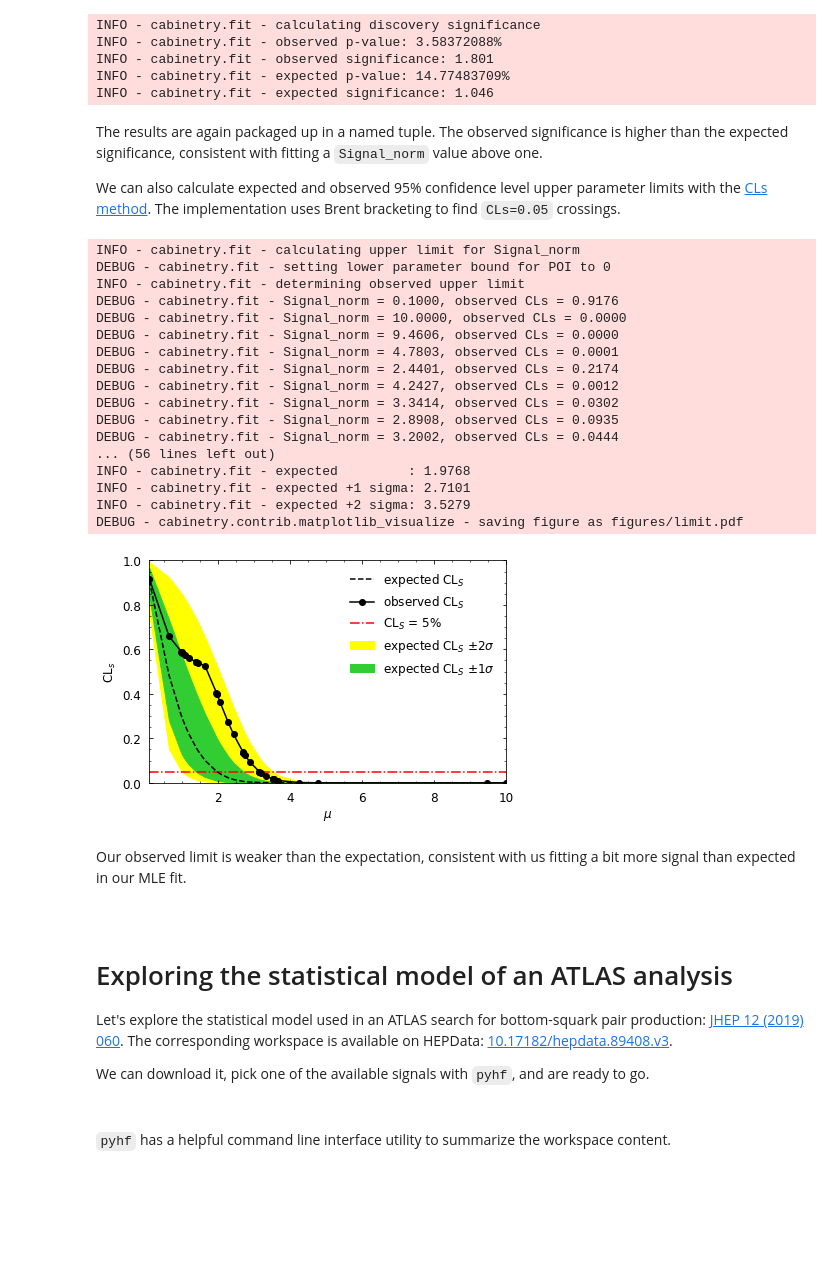
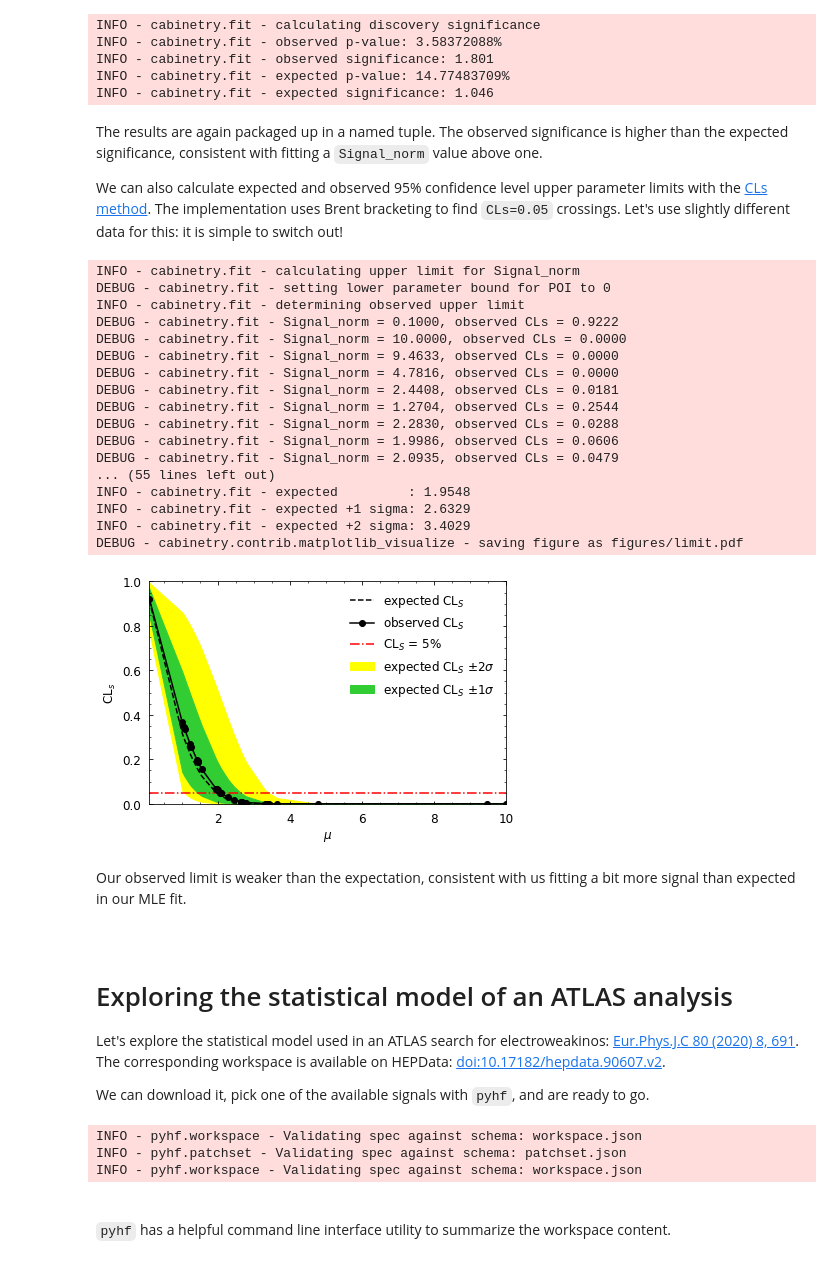
Before and after one commit to alexander-held/PyHEP-2021-cabinetry, a Jupyter notebook: talk.ipynb, the cells around one changed output. Drawn from its saved outputs; the diff is of its cells as text; code cells hidden in the pictures; blank space fills up the shorter version.

```diff
--- a/talk.ipynb
+++ b/talk.ipynb
@@ -188,7 +205,7 @@ config.update({
       },
       {
          "Name":"Modeling",
-         "Up": {"SamplePaths": "prediction.root", "Tree": "background_varied"},
+         "Up": {"Tree": "background_varied"},
          "Down": {"Symmetrize": True},
          "Samples": "Background",
          "Type": "NormPlusShape"
@@ -428,29 +447,30 @@ INFO - cabinetry.fit - expected significance: 1.046
 # %% [markdown]
 The results are again packaged up in a named tuple. The observed significance is higher than the expected significance, consistent with fitting a `Signal_norm` value above one.
 
-We can also calculate expected and observed 95% confidence level upper parameter limits with the [CLs method](https://doi.org/10.1088%2F0954-3899%2F28%2F10%2F313). The implementation uses Brent bracketing to find `CLs=0.05` crossings.
+We can also calculate expected and observed 95% confidence level upper parameter limits with the [CLs method](https://doi.org/10.1088%2F0954-3899%2F28%2F10%2F313). The implementation uses Brent bracketing to find `CLs=0.05` crossings. Let's use slightly different data for this: it is simple to switch out!
 # %%
-limit_results = cabinetry.fit.limit(model, data)
+data_limit = [112, 129, 92, 63] + model.config.auxdata  # need auxiliary data as well
+limit_results = cabinetry.fit.limit(model, data_limit)
 cabinetry.visualize.limit(limit_results)
 # %% [output]
 INFO - cabinetry.fit - calculating upper limit for Signal_norm
 DEBUG - cabinetry.fit - setting lower parameter bound for POI to 0
 INFO - cabinetry.fit - determining observed upper limit
-DEBUG - cabinetry.fit - Signal_norm = 0.1000, observed CLs = 0.9176
+DEBUG - cabinetry.fit - Signal_norm = 0.1000, observed CLs = 0.9222
 DEBUG - cabinetry.fit - Signal_norm = 10.0000, observed CLs = 0.0000
-DEBUG - cabinetry.fit - Signal_norm = 9.4606, observed CLs = 0.0000
-DEBUG - cabinetry.fit - Signal_norm = 4.7803, observed CLs = 0.0001
-DEBUG - cabinetry.fit - Signal_norm = 2.4401, observed CLs = 0.2174
-DEBUG - cabinetry.fit - Signal_norm = 4.2427, observed CLs = 0.0012
-DEBUG - cabinetry.fit - Signal_norm = 3.3414, observed CLs = 0.0302
-DEBUG - cabinetry.fit - Signal_norm = 2.8908, observed CLs = 0.0935
-DEBUG - cabinetry.fit - Signal_norm = 3.2002, observed CLs = 0.0444
-... (56 lines left out)
-INFO - cabinetry.fit - expected         : 1.9768
-INFO - cabinetry.fit - expected +1 sigma: 2.7101
-INFO - cabinetry.fit - expected +2 sigma: 3.5279
+DEBUG - cabinetry.fit - Signal_norm = 9.4633, observed CLs = 0.0000
+DEBUG - cabinetry.fit - Signal_norm = 4.7816, observed CLs = 0.0000
+DEBUG - cabinetry.fit - Signal_norm = 2.4408, observed CLs = 0.0181
+DEBUG - cabinetry.fit - Signal_norm = 1.2704, observed CLs = 0.2544
+DEBUG - cabinetry.fit - Signal_norm = 2.2830, observed CLs = 0.0288
+DEBUG - cabinetry.fit - Signal_norm = 1.9986, observed CLs = 0.0606
+DEBUG - cabinetry.fit - Signal_norm = 2.0935, observed CLs = 0.0479
+... (55 lines left out)
+INFO - cabinetry.fit - expected         : 1.9548
+INFO - cabinetry.fit - expected +1 sigma: 2.6329
+INFO - cabinetry.fit - expected +2 sigma: 3.4029
 DEBUG - cabinetry.contrib.matplotlib_visualize - saving figure as figures/limit.pdf
-[figure, old version]
+[figure, new version]
 # %% [markdown]
 Our observed limit is weaker than the expectation, consistent with us fitting a bit more signal than expected in our MLE fit.
 # %% [markdown]
@@ -458,16 +478,18 @@ Our observed limit is weaker than the expectation, consistent with us fitting a
 
 # Exploring the statistical model of an ATLAS analysis
 
-Let's explore the statistical model used in an ATLAS search for bottom-squark pair production: [JHEP 12 (2019) 060](https://atlas.web.cern.ch/Atlas/GROUPS/PHYSICS/PAPERS/SUSY-2018-31/). The corresponding workspace is available on HEPData: [10.17182/hepdata.89408.v3](https://doi.org/10.17182/hepdata.89408.v3).
+Let's explore the statistical model used in an ATLAS search for electroweakinos: [Eur.Phys.J.C 80 (2020) 8, 691](https://inspirehep.net/literature/1755298). The corresponding workspace is available on HEPData: [doi:10.17182/hepdata.90607.v2](https://doi.org/10.17182/hepdata.90607.v2).
 
 We can download it, pick one of the available signals with `pyhf`, and are ready to go.
 # %%
-from pyhf.contrib.utils import download
-
 download("https://www.hepdata.net/record/resource/1267798?view=true", "electroweakinos")
-!pyhf patchset apply electroweakinos/1Lbb-likelihoods-hepdata/BkgOnly.json\
-electroweakinos/1Lbb-likelihoods-hepdata/patchset.json\
---name C1N2_Wh_hbb_700_400 --output-file electroweakinos.json
+ATLAS_ws = pyhf.Workspace(json.load(open("electroweakinos/1Lbb-likelihoods-hepdata/BkgOnly.json")))
+patchset = pyhf.PatchSet(json.load(open("electroweakinos/1Lbb-likelihoods-hepdata/patchset.json")))
+ATLAS_ws = patchset.apply(ATLAS_ws, "C1N2_Wh_hbb_700_400")
+# %% [output]
+INFO - pyhf.workspace - Validating spec against schema: workspace.json
+INFO - pyhf.patchset - Validating spec against schema: patchset.json
+INFO - pyhf.workspace - Validating spec against schema: workspace.json
 # %% [markdown]
 <br>`pyhf` has a helpful command line interface utility to summarize the workspace content.
 # %%
```
Also changed, not shown: parts of 22 cells of this notebook, 1 other file.
